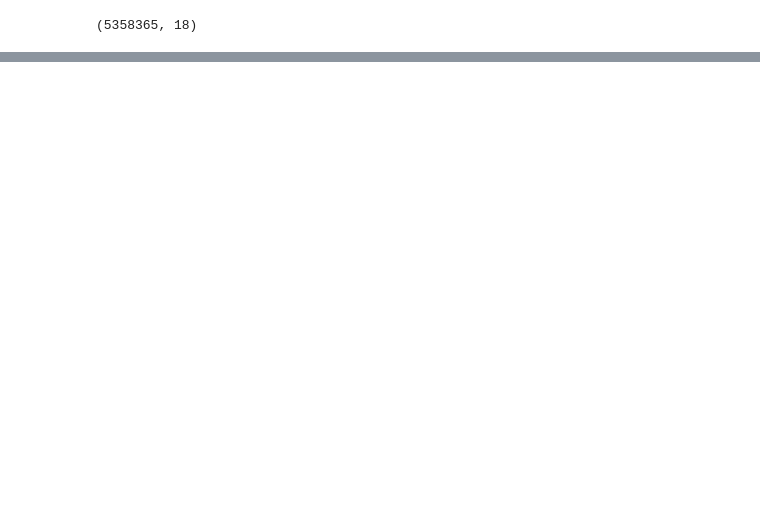
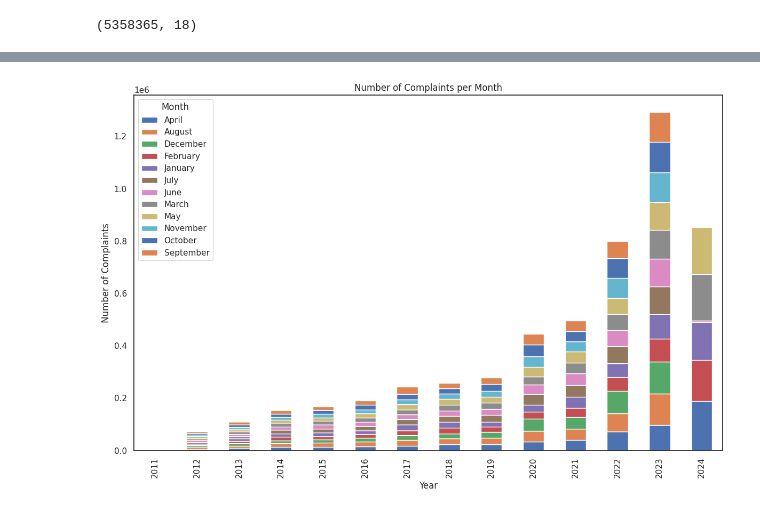
Before and after one commit to soumyajit451/Consumer-Complaint-Analysis-, a Jupyter notebook: notebooks/data_observation.ipynb, the cells around one changed output, grey strips where cells are left out. Cells and saved outputs as stored; diff of their text form; code cells hidden in the pictures; blank space fills up the shorter version.

Commit message:
data observation notebook added

```diff
--- a/notebooks/data_observation.ipynb
+++ b/notebooks/data_observation.ipynb
@@ -70,5 +87,6 @@ df.shape
 # %% [output]
 (5358365, 18)
 # %%
-df.shape
+df.columns= df.columns.str.title()
+df.columns
 # %% [output]
@@ -136,0 +118,5 @@ import matplotlib.pyplot as plt
+# %%
+mode_value=df['Consumer Disputed?'].mode()
+mode_value ='No'
+# %%
+df['Consumer Disputed?'].fillna(mode_value,inplace=True)
@@ -136,0 +302,12 @@ import matplotlib.pyplot as plt
+# %%
+df['Date'] =pd.to_datetime(df['Date Received'])
+
+#Extracting Year.
+df['Year'] = df['Date'].dt.year
+
+#Extracting Month.
+df['Month'] =df['Date'].dt.month_name()
+
+#Extracting Weekdays
+
+df['Week_Days'] = df['Date'].dt.day_name()
@@ -136,0 +333,16 @@ import matplotlib.pyplot as plt
+# %%
+# Assuming df is your DataFrame
+cross_tab = pd.crosstab(df['Year'], df['Month'])
+
+# Plotting using Matplotlib
+cross_tab.plot(kind='bar', stacked=True, figsize=(12, 8))
+
+plt.title('Number of Complaints per Month')
+plt.xlabel('Year')
+plt.ylabel('Number of Complaints')
+plt.legend(title='Month')
+plt.tight_layout()
+
+plt.show()
+# %% [output]
+[figure, added]
```
Also changed, not shown: parts of 35 cells of this notebook, 1 other file.
